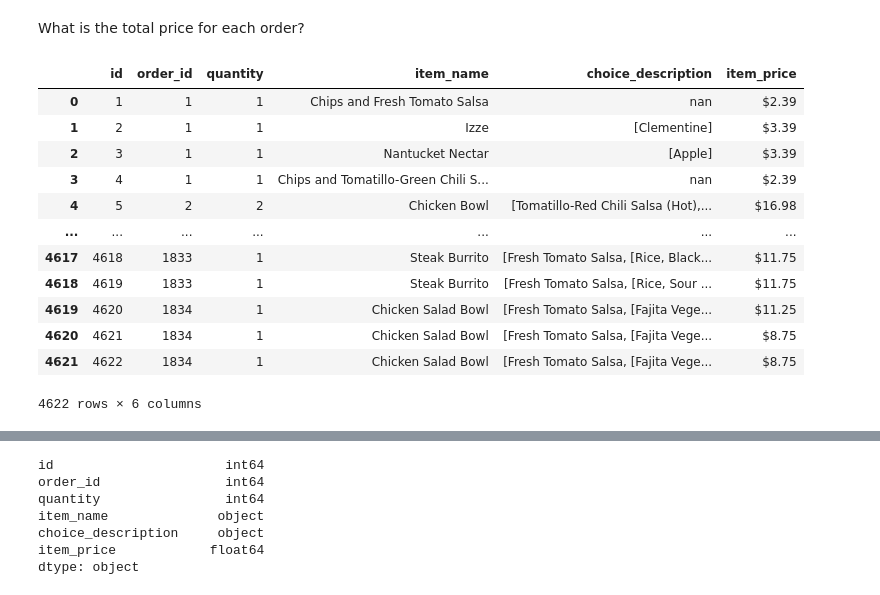
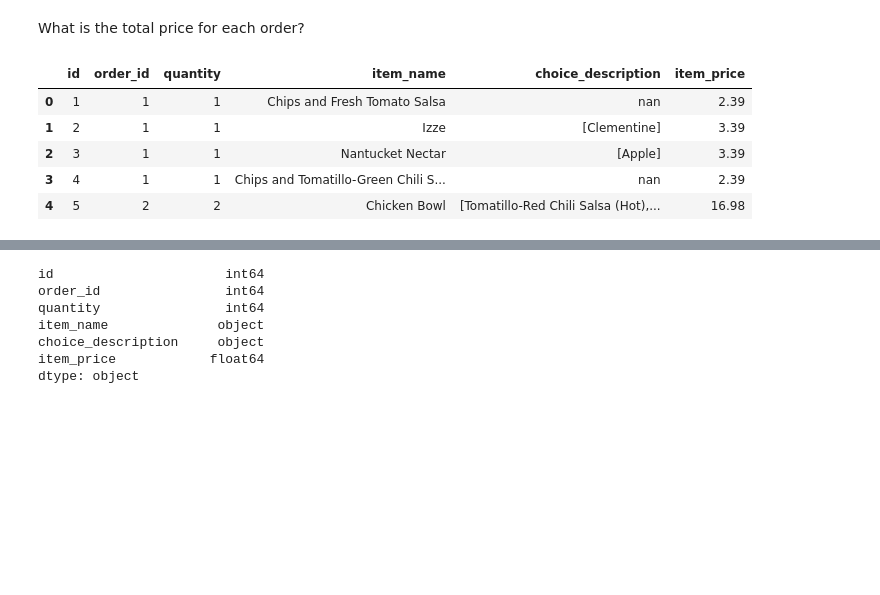
Before and after one commit to lewisalexia/numpy-pandas-visualization-exercises, a Jupyter notebook: advanced_dataframes.ipynb, the cells around one changed output, grey strips where cells are left out. Saved outputs shown, nothing was run; the diff lists cells and outputs as text; code cells hidden in the pictures; blank space fills up the shorter version.

```diff
--- a/advanced_dataframes.ipynb
+++ b/advanced_dataframes.ipynb
@@ -468,21 +438,14 @@ cp = pd.read_sql('select * from orders', url_chipotle)
 # %% [markdown]
 What is the total price for each order?
 # %%
-cp
+cp.head()
 # %% [output]
 |  | id | order_id | quantity | item_name | choice_description | item_price |
-| 0 | 1 | 1 | 1 | Chips and Fresh Tomato Salsa | nan | $2.39 |
-| 1 | 2 | 1 | 1 | Izze | [Clementine] | $3.39 |
-| 2 | 3 | 1 | 1 | Nantucket Nectar | [Apple] | $3.39 |
-| 3 | 4 | 1 | 1 | Chips and Tomatillo-Green Chili S... | nan | $2.39 |
-| 4 | 5 | 2 | 2 | Chicken Bowl | [Tomatillo-Red Chili Salsa (Hot),... | $16.98 |
-| ... | ... | ... | ... | ... | ... | ... |
-| 4617 | 4618 | 1833 | 1 | Steak Burrito | [Fresh Tomato Salsa, [Rice, Black... | $11.75 |
-| 4618 | 4619 | 1833 | 1 | Steak Burrito | [Fresh Tomato Salsa, [Rice, Sour ... | $11.75 |
-| 4619 | 4620 | 1834 | 1 | Chicken Salad Bowl | [Fresh Tomato Salsa, [Fajita Vege... | $11.25 |
-| 4620 | 4621 | 1834 | 1 | Chicken Salad Bowl | [Fresh Tomato Salsa, [Fajita Vege... | $8.75 |
-| 4621 | 4622 | 1834 | 1 | Chicken Salad Bowl | [Fresh Tomato Salsa, [Fajita Vege... | $8.75 |
+| 0 | 1 | 1 | 1 | Chips and Fresh Tomato Salsa | nan | 2.39 |
+| 1 | 2 | 1 | 1 | Izze | [Clementine] | 3.39 |
+| 2 | 3 | 1 | 1 | Nantucket Nectar | [Apple] | 3.39 |
+| 3 | 4 | 1 | 1 | Chips and Tomatillo-Green Chili S... | nan | 2.39 |
+| 4 | 5 | 2 | 2 | Chicken Bowl | [Tomatillo-Red Chili Salsa (Hot),... | 16.98 |
-4622 rows × 6 columns
 # %%
 cp.item_price
 # %% [output]
```
Also changed, not shown: parts of 23 cells of this notebook.
